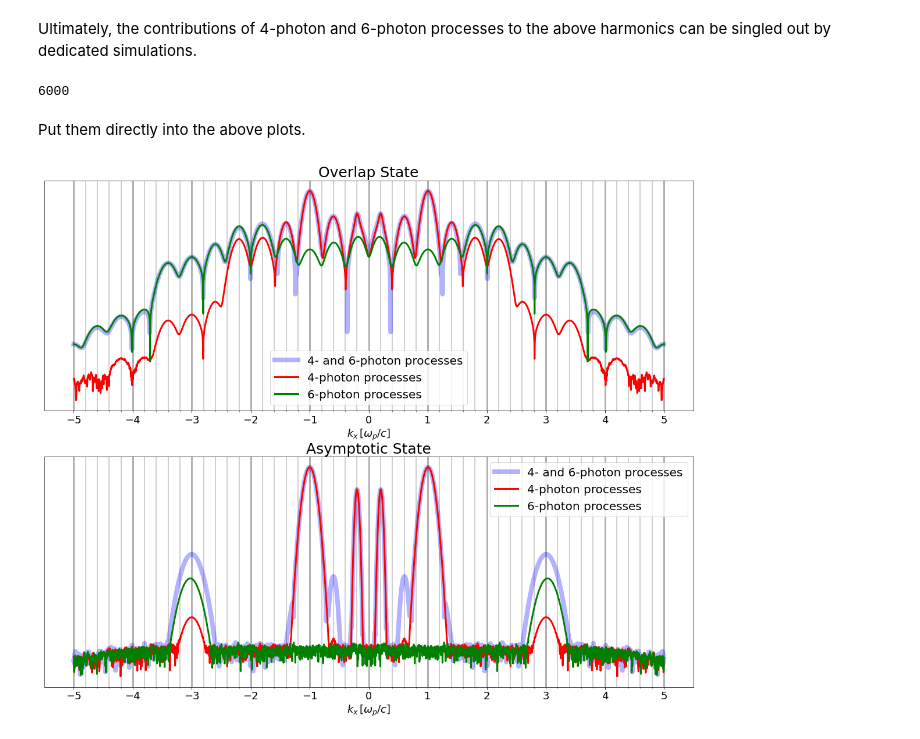
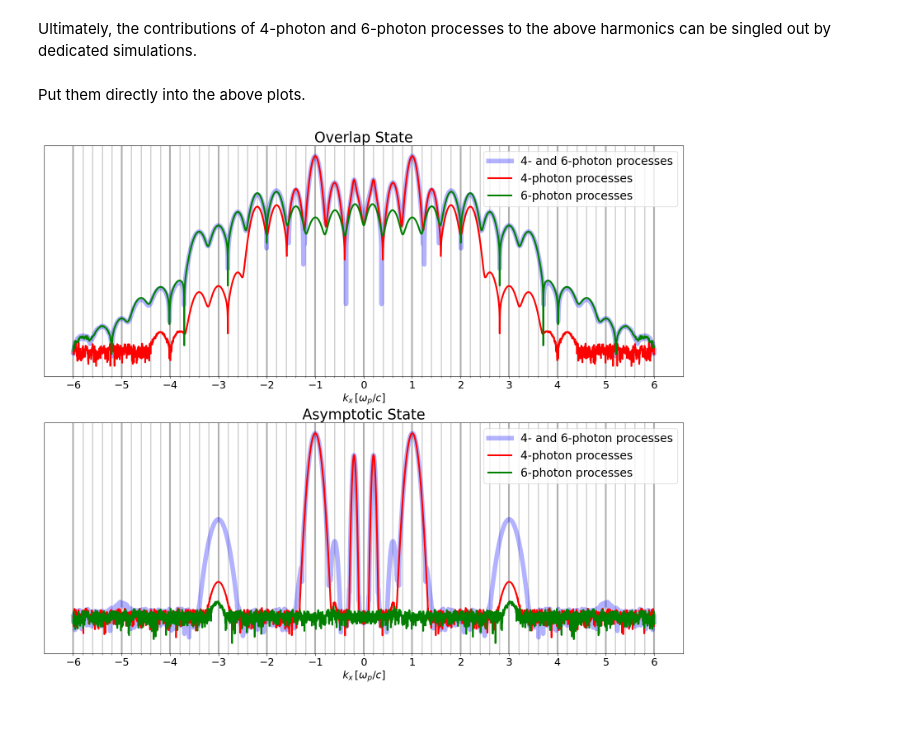
Before and after one commit to SoftwareImpacts/SIMPAC-2023-33, a Jupyter notebook: examples/harmonic_generation/1d.ipynb, the cells around one changed output. Drawn from its saved outputs; the diff is of its cells as text; code cells hidden in the pictures.

```diff
--- a/examples/harmonic_generation/1d.ipynb
+++ b/examples/harmonic_generation/1d.ipynb
@@ -84,11 +86,11 @@ for i in range(2):
     if(i == 1):
         ax.set_title("Asymptotic State", fontsize=25)
 
-    xs = np.linspace(-5, 5, 3000)  # 5*300=1500 -> up to fifth harmonic, symmetric around center
-    ax.plot(xs, fft_states[i][1500:4500], lw=3)
+    xs = np.linspace(-6, 6, 3600)  # 6*300=1800 -> up to sixth probe harmonic
+    ax.plot(xs, fft_states[i][4200:7800], lw=3)
 
-    xticks = np.linspace(-5, 5, 11)
-    minor_xticks = np.linspace(-5, 5, 51)
+    xticks = np.linspace(-6, 6, 13)
+    minor_xticks = np.linspace(-6, 6, 61)
 
     ax.set_xticks(xticks)
     ax.set_xticks(minor_xticks, minor=True)
@@ -114,7 +116,7 @@ Most of them are shortlived due to energy conservation and vanish in the asympto
 To better see the nonlinear effects and _higher_ harmonics, the linear vacuum is subtracted from the plot.
 # %%
 # Same settings but linear vacuum
-folder = "1d_hh_gen_lin"
+folder = "1d_hh_gen_lin_12k"
 path = os.path.join(scratch_dir, folder)
 ez_lin = gfd.combine_steps(gfd.get_field1D, path, component, n_prc, steps=steps)
 # %%
@@ -133,11 +135,11 @@ for i in range(2):
     if(i == 1):
         ax.set_title("Asymptotic State", fontsize=25)
 
-    xs = np.linspace(-5, 5, 3000)
-    ax.plot(xs, fft_states_nonlin[i][1500:4500], lw=3)
+    xs = np.linspace(-6, 6, 3600)
+    ax.plot(xs, fft_states_nonlin[i][4200:7800], lw=3)
 
-    xticks = np.linspace(-5, 5, 11)
-    minor_xticks = np.linspace(-5, 5, 51)
+    xticks = np.linspace(-6, 6, 13)
+    minor_xticks = np.linspace(-6, 6, 61)
 
     ax.set_xticks(xticks)
     ax.set_xticks(minor_xticks, minor=True)
@@ -159,18 +161,14 @@ plt.show()
 Ultimately, the contributions of 4-photon and 6-photon processes to the above harmonics can be singled out by dedicated simulations.
 # %%
 # Same settings but onyl 4-photon and only 6-photon processes on top of the linear vacuum
-folder4 = "1d_hh_gen_only4"
-folder6 = "1d_hh_gen_only6"
+folder4 = "1d_hh_gen_4_12k"
+folder6 = "1d_hh_gen_6_12k"
 
 path = os.path.join(scratch_dir, folder4)
 ez_only4 = gfd.combine_steps(gfd.get_field1D, path, component, n_prc, steps=steps)
 
 path = os.path.join(scratch_dir, folder6)
 ez_only6 = gfd.combine_steps(gfd.get_field1D, path, component, n_prc, steps=steps)
-# %%
-len(ez_only6[0])
-# %% [output]
-6000
 # %% [markdown]
 Put them directly into the above plots.
 # %%
@@ -191,37 +189,37 @@ for i in range(2):
 
     fft_states_only6.append(fft(np.subtract(ez_only6[i], ez_lin[i])))
     fft_states_only6[i] = np.roll(fft_states_only6[i], int(len(ez[i])/2))
     fft_states_only6[i] = np.abs(fft_states_only6[i])
 
     ax = fig.add_subplot(2, 1, i+1)
     if(i == 0):
         ax.set_title("Overlap State", fontsize=25)
     if(i == 1):
         ax.set_title("Asymptotic State", fontsize=25)
 
     ax.set_yscale("log")
-    xs = np.linspace(-5, 5, 3000)
-    ax.plot(xs, fft_states_nonlin[i][1500:4500], lw=8, c="blue", alpha=0.3, label="4- and 6-photon processes")
-    ax.plot(xs, fft_states_only4[i][1500:4500], lw=3, c="red", label="4-photon processes")
-    ax.plot(xs, fft_states_only6[i][1500:4500], lw=3, c="green", label="6-photon processes")
+    xs = np.linspace(-6, 6, 3600)
+    ax.plot(xs, fft_states_nonlin[i][4200:7800], lw=8, c="blue", alpha=0.3, label="4- and 6-photon processes")
+    ax.plot(xs, fft_states_only4[i][4200:7800], lw=3, c="red", label="4-photon processes")
+    ax.plot(xs, fft_states_only6[i][4200:7800], lw=3, c="green", label="6-photon processes")
 
-    xticks = np.linspace(-5, 5, 11)
-    minor_xticks = np.linspace(-5, 5, 51)
+    xticks = np.linspace(-6, 6, 13)
+    minor_xticks = np.linspace(-6, 6, 61)
 
     ax.set_xticks(xticks)
     ax.set_xticks(minor_xticks, minor=True)
 
     ax.tick_params(axis='both', which='major', labelsize=18)
     ax.tick_params(axis='x', which='minor', labelsize=12)
 
     ax.grid(axis="x", which='minor', linewidth = 2, alpha=0.6)
     ax.grid(axis="x", which='major', linewidth = 3)
 
     ax.set_yticks([])
     ax.set_xlabel("$k_x \, [\omega_p/c]$", size=18)
 
     ax.legend(fontsize=20)
 
 plt.show()
 # %% [output]
-[figure, old version]
+[figure, new version]
```
Also changed, not shown: parts of 11 cells of this notebook, 3 other files.
